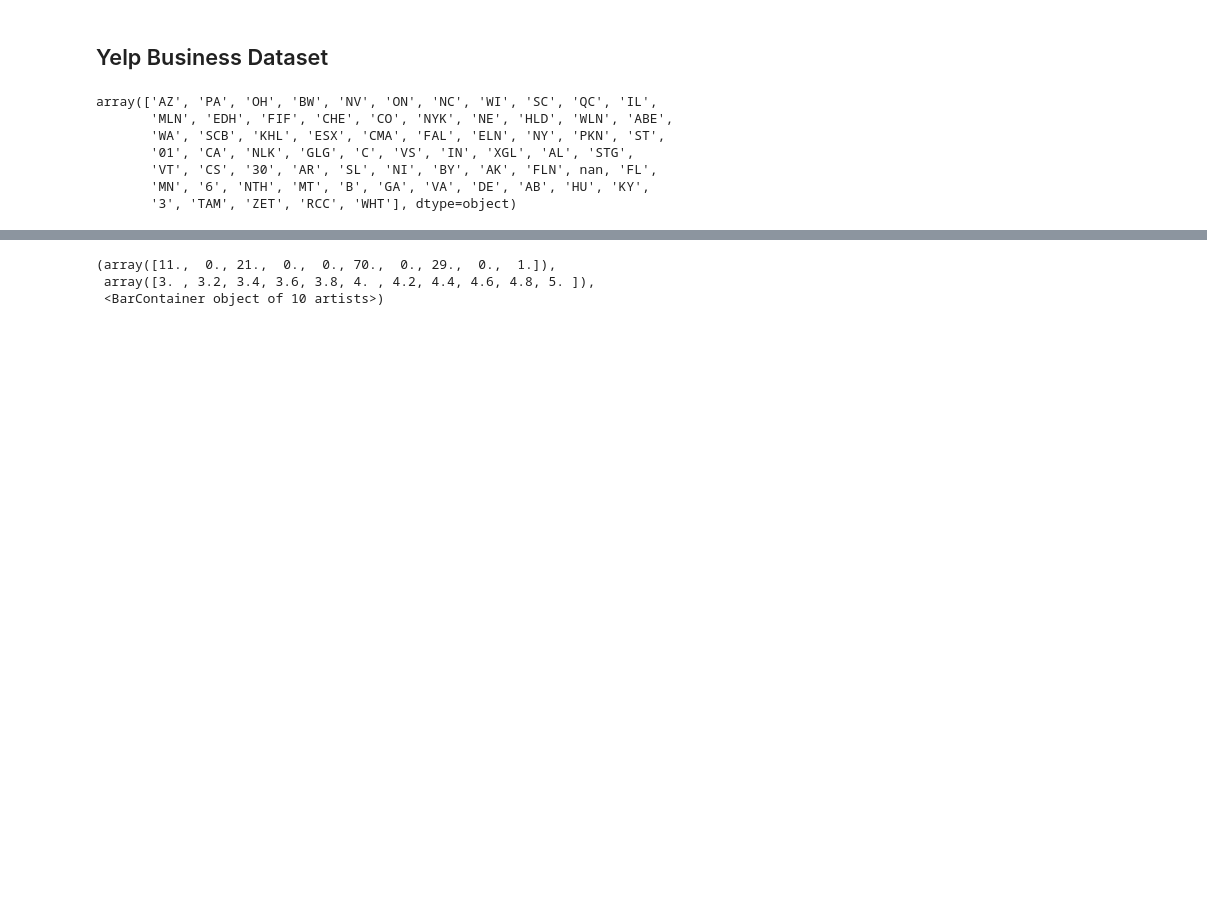
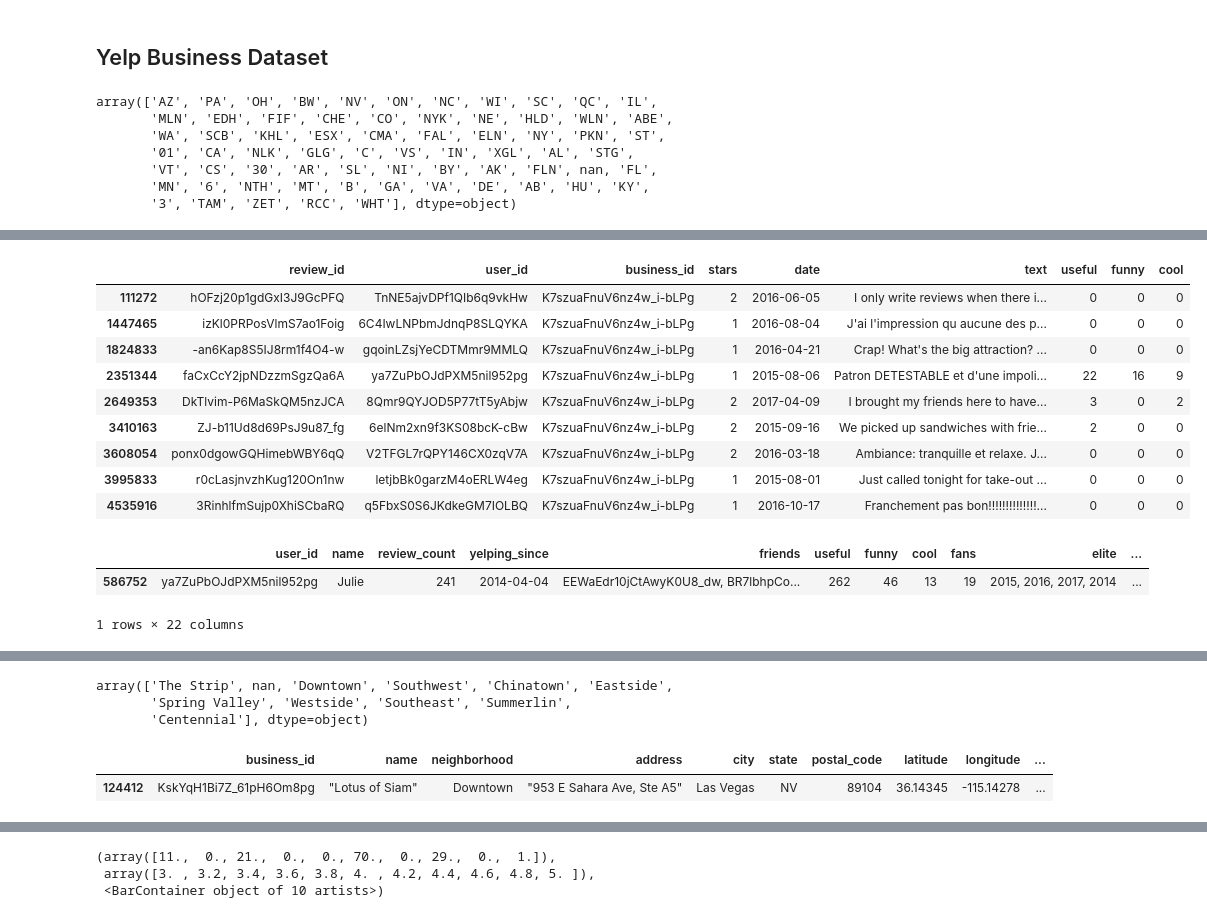
Before and after one commit to raychng/bt4014-project, a Jupyter notebook: ray_preprocessing.ipynb, the cells around one changed output, grey strips where cells are left out. Drawn from its saved outputs; the diff is of its cells as text; code cells hidden in the pictures; blank space fills up the shorter version.

```diff
--- a/ray_preprocessing.ipynb
+++ b/ray_preprocessing.ipynb
@@ -110,3 +108,22 @@ restaurants_montreal
+# %%
+ma_poule[ma_poule['stars'] < 3]
+# %% [output]
+|  | review_id | user_id | business_id | stars | date | text | useful | funny | cool |
+| 111272 | hOFzj20p1gdGxI3J9GcPFQ | TnNE5ajvDPf1QIb6q9vkHw | K7szuaFnuV6nz4w_i-bLPg | 2 | 2016-06-05 | I only write reviews when there i... | 0 | 0 | 0 |
+| 1447465 | izKl0PRPosVlmS7ao1Foig | 6C4IwLNPbmJdnqP8SLQYKA | K7szuaFnuV6nz4w_i-bLPg | 1 | 2016-08-04 | J'ai l'impression qu aucune des p... | 0 | 0 | 0 |
+| 1824833 | -an6Kap8S5IJ8rm1f4O4-w | gqoinLZsjYeCDTMmr9MMLQ | K7szuaFnuV6nz4w_i-bLPg | 1 | 2016-04-21 | Crap! What's the big attraction? ... | 0 | 0 | 0 |
+| 2351344 | faCxCcY2jpNDzzmSgzQa6A | ya7ZuPbOJdPXM5nil952pg | K7szuaFnuV6nz4w_i-bLPg | 1 | 2015-08-06 | Patron DETESTABLE et d'une impoli... | 22 | 16 | 9 |
+| 2649353 | DkTlvim-P6MaSkQM5nzJCA | 8Qmr9QYJOD5P77tT5yAbjw | K7szuaFnuV6nz4w_i-bLPg | 2 | 2017-04-09 | I brought my friends here to have... | 3 | 0 | 2 |
+| 3410163 | ZJ-b11Ud8d69PsJ9u87_fg | 6elNm2xn9f3KS08bcK-cBw | K7szuaFnuV6nz4w_i-bLPg | 2 | 2015-09-16 | We picked up sandwiches with frie... | 2 | 0 | 0 |
+| 3608054 | ponx0dgowGQHimebWBY6qQ | V2TFGL7rQPY146CX0zqV7A | K7szuaFnuV6nz4w_i-bLPg | 2 | 2016-03-18 | Ambiance: tranquille et relaxe. J... | 0 | 0 | 0 |
+| 3995833 | r0cLasjnvzhKug120On1nw | letjbBk0garzM4oERLW4eg | K7szuaFnuV6nz4w_i-bLPg | 1 | 2015-08-01 | Just called tonight for take-out ... | 0 | 0 | 0 |
+| 4535916 | 3RinhlfmSujp0XhiSCbaRQ | q5FbxS0S6JKdkeGM7IOLBQ | K7szuaFnuV6nz4w_i-bLPg | 1 | 2016-10-17 | Franchement pas bon!!!!!!!!!!!!!!... | 0 | 0 | 0 |
+# %%
+users_df[users_df['user_id'] == "ya7ZuPbOJdPXM5nil952pg"]
+# %% [output]
+|  | user_id | name | review_count | yelping_since | friends | useful | funny | cool | fans | elite | ... |
+| 586752 | ya7ZuPbOJdPXM5nil952pg | Julie | 241 | 2014-04-04 | EEWaEdr10jCtAwyK0U8_dw, BR7lbhpCo... | 262 | 46 | 13 | 19 | 2015, 2016, 2017, 2014 | ... |
+1 rows × 22 columns
 # %%
 restaurants_lasvegas = filter_business(business_csv, city = 'Las Vegas', review_count = 1000, stars = 3)
 restaurants_lasvegas
@@ -124,3 +141,14 @@ restaurants_lasvegas
 | 172099 | pHJu8tj3sI8eC5aIHLFEfQ | "Nora's Italian Cuisine" | NaN | "5780 W Flamingo Rd" | Las Vegas | NV | 89103 | 36.115052 | -115.220284 | ... |
 | 172347 | K0j_Znzin0jShXVnpvW86A | "Jaleo" | The Strip | "3708 Las Vegas Blvd S" | Las Vegas | NV | 89109 | 36.109754 | -115.173873 | ... |
 132 rows × 13 columns
+# %%
+restaurants_lasvegas.neighborhood.unique()
+# %% [output]
+array(['The Strip', nan, 'Downtown', 'Southwest', 'Chinatown', 'Eastside',
+       'Spring Valley', 'Westside', 'Southeast', 'Summerlin',
+       'Centennial'], dtype=object)
+# %%
+restaurants_lasvegas[restaurants_lasvegas['categories'].str.contains('Automotive')]
+# %% [output]
+|  | business_id | name | neighborhood | address | city | state | postal_code | latitude | longitude | ... |
+| 124412 | KskYqH1Bi7Z_61pH6Om8pg | "Lotus of Siam" | Downtown | "953 E Sahara Ave, Ste A5" | Las Vegas | NV | 89104 | 36.14345 | -115.14278 | ... |
```
Also changed, not shown: parts of 26 cells of this notebook.
